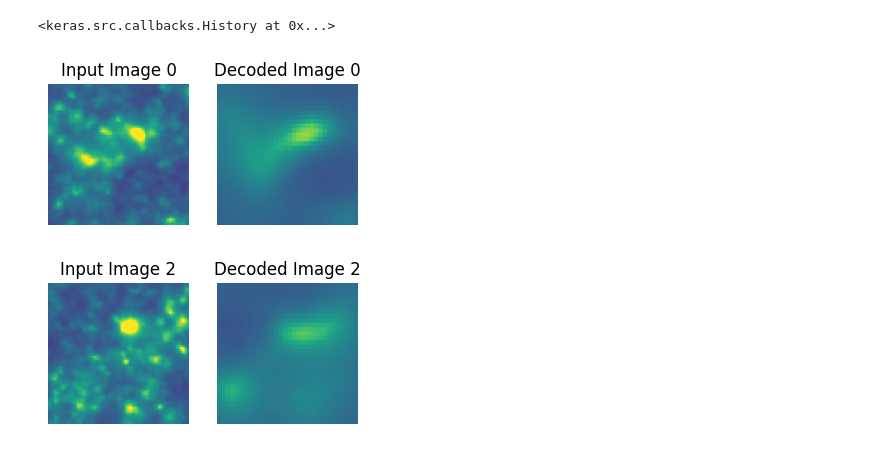
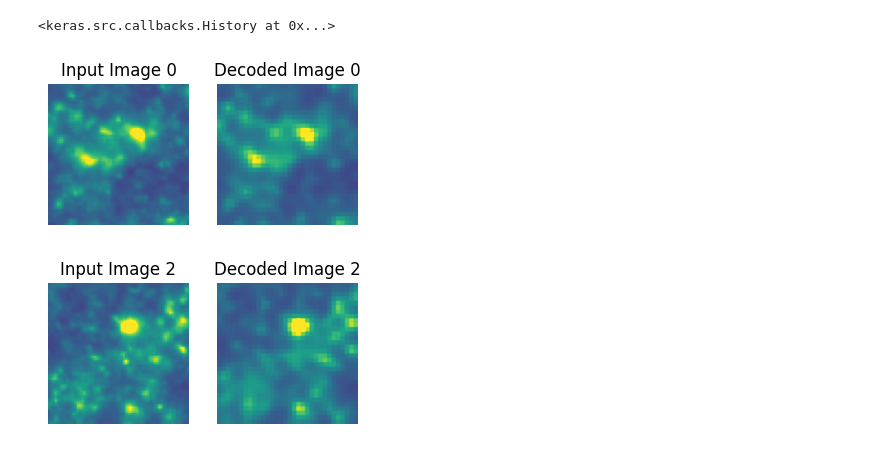
Before and after one commit to astromcquinn/weaklensing_ML, a Jupyter notebook: encoderDecoderWeakLensing.ipynb, the cells around one changed output. Cells and saved outputs as stored; diff of their text form; code cells hidden in the pictures.

```diff
--- a/encoderDecoderWeakLensing.ipynb
+++ b/encoderDecoderWeakLensing.ipynb
@@ -192,7 +192,7 @@ from tensorflow.keras import layers, models, regularizers
 from keras.layers import LeakyReLU, BatchNormalization, Dropout
 
 #Parameters for network
-n=4 #number of layers (needs to be >2)
+n=2 #number of layers (needs to be >2)
 number_channels = 64
 dropout_rate = 0
 
@@ -933,7 +931,7 @@ import numpy as np
 num_images = 5
 sub_image_size = WL_tensor.shape[1]  # Assuming height and width are the same
 
-number_decoders = 3
+number_decoders = 1
 
 # Get the outputs from the decoder
 decoded_images1 = simple_decoder(simple_encoder(WL_tensor[:num_images,...])).numpy()
@@ -970,32 +968,32 @@ def display_side_by_side(index):
     if number_decoders >=2:
       # Display the output image in the second subplot
       output_image2 = decoded_images2[index, :, :, 0]  # Also assuming grayscale
       axes[2].imshow(output_image2, cmap='viridis', vmin=-0.05, vmax=.1)
       axes[2].set_title(f'Decoded 2 Image {index}')
       axes[2].axis('off')  # Hide the axis
 
     if number_decoders >=3:
       # Display the output image in the second subplot
       output_image3 = decoded_images3[index, :, :, 0]  # Also assuming grayscale
       axes[3].imshow(output_image3, cmap='viridis', vmin=-0.05, vmax=.1)
       axes[3].set_title(f'Decoded 3 Image {index}')
       axes[3].axis('off')  # Hide the axis
 
 
     if number_decoders >=4:
       # Display the output image in the second subplot
       output_image4 = decoded_images4[index, :, :, 0]  # Also assuming grayscale
       axes[3].imshow(output_image4, cmap='viridis', vmin=-0.05, vmax=.1)
       axes[3].set_title(f'Decoded 4 Image {index}')
       axes[3].axis('off')  # Hide the axis
 
     # Display the images
     plt.show()
 
 
 # Example usage for the first image
 display_side_by_side(0)  # You can loop or call this function for other indices as well
 display_side_by_side(2)
 # %% [output]
-[figure, old version]
+[figure, new version]
-[figure, old version]
+[figure, new version]
```
Also changed, not shown: parts of 2 cells of this notebook.
